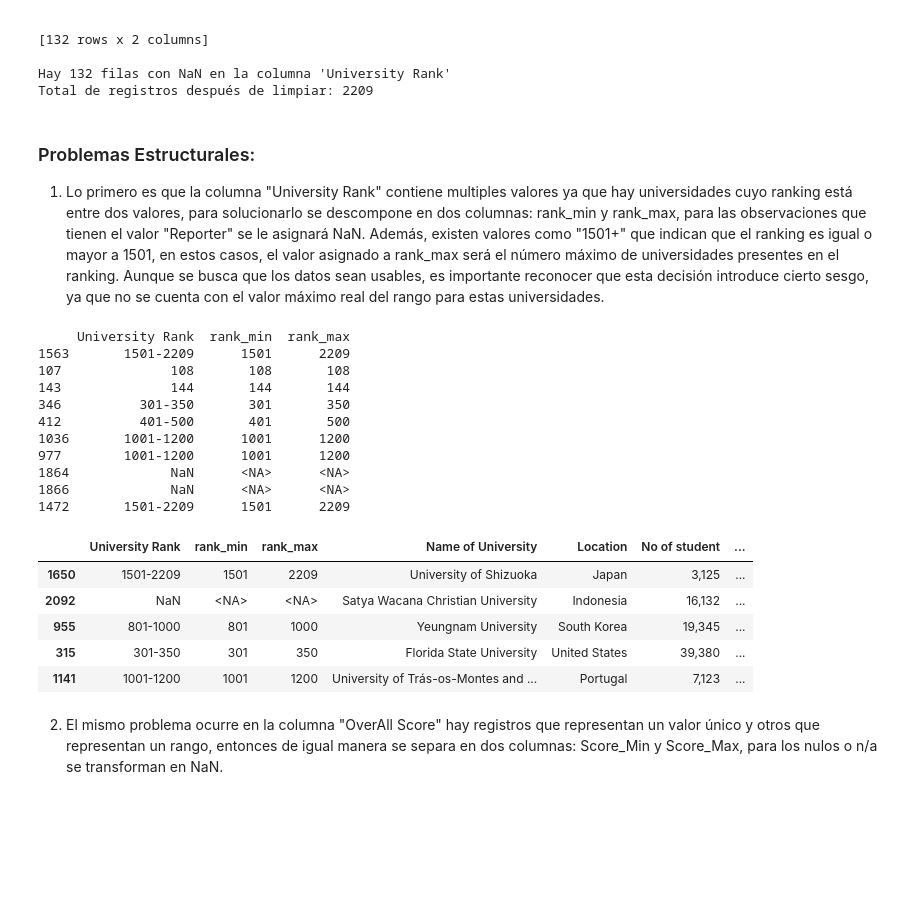
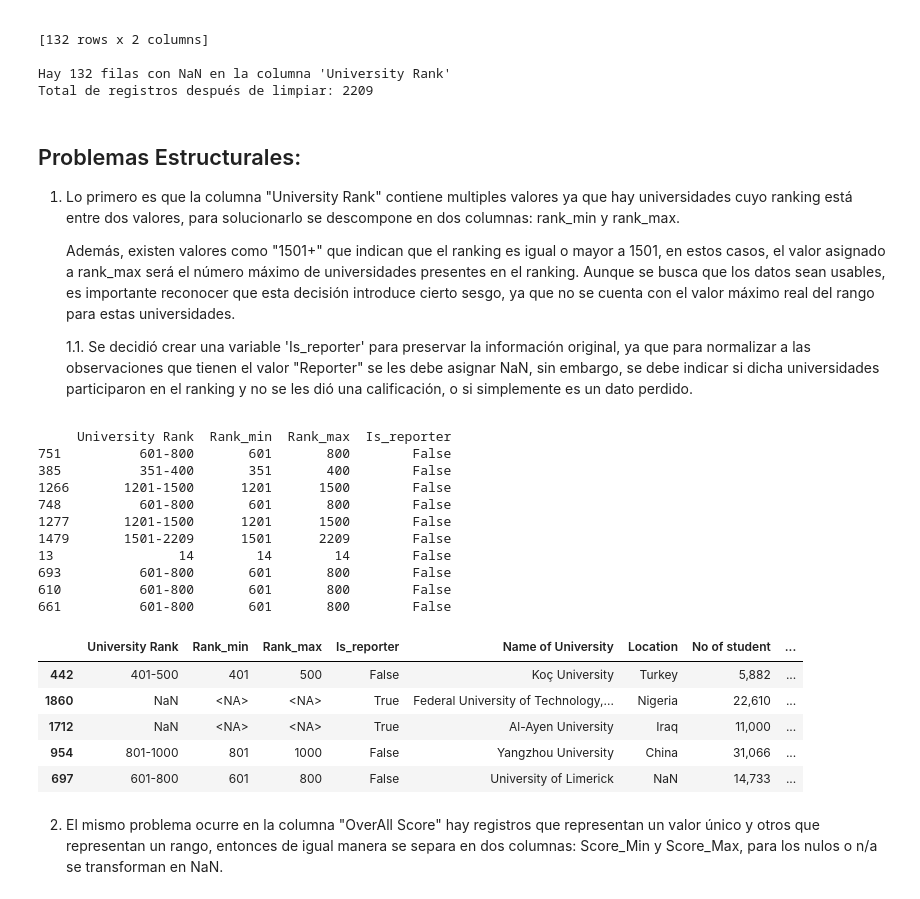
Before and after one commit to oscary31/DM_OscaryArocha, a Jupyter notebook: Asig1/asignacion1.ipynb, the cells around one changed output. Cells and saved outputs as stored; diff of their text form; code cells hidden in the pictures; blank space fills up the shorter version.

```diff
--- a/Asig1/asignacion1.ipynb
+++ b/Asig1/asignacion1.ipynb
@@ -68,57 +68,64 @@ Total de registros antes de limpiar: 2341
 Hay 132 filas con NaN en la columna 'University Rank'
 Total de registros después de limpiar: 2209
 # %% [markdown]
-### Problemas Estructurales:
+## Problemas Estructurales:
 
-1. Lo primero es que la columna "University Rank" contiene multiples valores ya que hay universidades cuyo ranking está entre dos valores, para solucionarlo se descompone en dos columnas: rank_min y rank_max, para las observaciones que tienen el valor "Reporter" se le asignará NaN. Además, existen valores como "1501+" que indican que el ranking es igual o mayor a 1501, en estos casos, el valor asignado a rank_max será el número máximo de universidades presentes en el ranking. Aunque se busca que los datos sean usables, es importante reconocer que esta decisión introduce cierto sesgo, ya que no se cuenta con el valor máximo real del rango para estas universidades.
+1. Lo primero es que la columna "University Rank" contiene multiples valores ya que hay universidades cuyo ranking está entre dos valores, para solucionarlo se descompone en dos columnas: rank_min y rank_max.
+
+    Además, existen valores como "1501+" que indican que el ranking es igual o mayor a 1501, en estos casos, el valor asignado a rank_max será el número máximo de universidades presentes en el ranking. Aunque se busca que los datos sean usables, es importante reconocer que esta decisión introduce cierto sesgo, ya que no se cuenta con el valor máximo real del rango para estas universidades.
+
+    1.1. Se decidió crear una variable 'Is_reporter' para preservar la información original, ya que para normalizar a las observaciones que tienen el valor "Reporter" se les debe asignar NaN, sin embargo, se debe indicar si dicha universidades participaron en el ranking y no se les dió una calificación, o si simplemente es un dato perdido.
 # %%
+# Crear la columna indicadora antes de convertir 'Reporter' a NaN
+df['Is_reporter'] = df['University Rank'] == 'Reporter'
 
 # Reemplazar 'Reporter' con NaN y normalizar guiones
 df['University Rank'] = df['University Rank'].replace('Reporter', np.nan)
 df['University Rank'] = df['University Rank'].str.replace('–', '-').str.replace('—', '-')
 
 # Reemplazar "+" por un rango con el máximo
 max_rank = len(df)
 df['University Rank'] = df['University Rank'].str.replace('+', f'-{max_rank}')
 
 # Dividir por el guión
-df[['rank_min', 'rank_max']] = df['University Rank'].str.split('-', expand=True)
+df[['Rank_min', 'Rank_max']] = df['University Rank'].str.split('-', expand=True)
 
 # Si rank_max es nulo, usar rank_min
-df['rank_max'] = df['rank_max'].fillna(df['rank_min'])
+df['Rank_max'] = df['Rank_max'].fillna(df['Rank_min'])
 
 # Convertir a numérico
-df['rank_min'] = pd.to_numeric(df['rank_min'], errors='coerce').astype('Int64')
-df['rank_max'] = pd.to_numeric(df['rank_max'], errors='coerce').astype('Int64')
+df['Rank_min'] = pd.to_numeric(df['Rank_min'], errors='coerce').astype('Int64')
+df['Rank_max'] = pd.to_numeric(df['Rank_max'], errors='coerce').astype('Int64')
 
 
 # Reordenar columnas
 cols = list(df.columns)
-cols.insert(1, cols.pop(cols.index('rank_min')))
-cols.insert(2, cols.pop(cols.index('rank_max')))
+cols.insert(1, cols.pop(cols.index('Rank_min')))
+cols.insert(2, cols.pop(cols.index('Rank_max')))
+cols.insert(3, cols.pop(cols.index('Is_reporter')))
 df = df[cols]
 
-print(df[['University Rank', 'rank_min', 'rank_max']].sample(10))
+print(df[['University Rank', 'Rank_min', 'Rank_max', 'Is_reporter']].sample(10))
 
 df.sample(5)
 # %% [output]
-     University Rank  rank_min  rank_max
-1563       1501-2209      1501      2209
-107              108       108       108
-143              144       144       144
-346          301-350       301       350
-412          401-500       401       500
-1036       1001-1200      1001      1200
-977        1001-1200      1001      1200
-1864             NaN      <NA>      <NA>
-1866             NaN      <NA>      <NA>
-1472       1501-2209      1501      2209
+     University Rank  Rank_min  Rank_max  Is_reporter
+751          601-800       601       800        False
+385          351-400       351       400        False
+1266       1201-1500      1201      1500        False
+748          601-800       601       800        False
+1277       1201-1500      1201      1500        False
+1479       1501-2209      1501      2209        False
+13                14        14        14        False
+693          601-800       601       800        False
+610          601-800       601       800        False
+661          601-800       601       800        False
-|  | University Rank | rank_min | rank_max | Name of University | Location | No of student | ... |
-| 1650 | 1501-2209 | 1501 | 2209 | University of Shizuoka | Japan | 3,125 | ... |
-| 2092 | NaN | <NA> | <NA> | Satya Wacana Christian University | Indonesia | 16,132 | ... |
-| 955 | 801-1000 | 801 | 1000 | Yeungnam University | South Korea | 19,345 | ... |
-| 315 | 301-350 | 301 | 350 | Florida State University | United States | 39,380 | ... |
-| 1141 | 1001-1200 | 1001 | 1200 | University of Trás-os-Montes and ... | Portugal | 7,123 | ... |
+|  | University Rank | Rank_min | Rank_max | Is_reporter | Name of University | Location | No of student | ... |
+| 442 | 401-500 | 401 | 500 | False | Koç University | Turkey | 5,882 | ... |
+| 1860 | NaN | <NA> | <NA> | True | Federal University of Technology,... | Nigeria | 22,610 | ... |
+| 1712 | NaN | <NA> | <NA> | True | Al-Ayen University | Iraq | 11,000 | ... |
+| 954 | 801-1000 | 801 | 1000 | False | Yangzhou University | China | 31,066 | ... |
+| 697 | 601-800 | 601 | 800 | False | University of Limerick | NaN | 14,733 | ... |
 # %% [markdown]
 
 2. El mismo problema ocurre en la columna "OverAll Score" hay registros que representan un valor único y otros que representan un rango, entonces de igual manera se separa en dos columnas: Score_Min y Score_Max, para los nulos o n/a se transforman en NaN.
```
Also changed, not shown: parts of 16 cells of this notebook.
